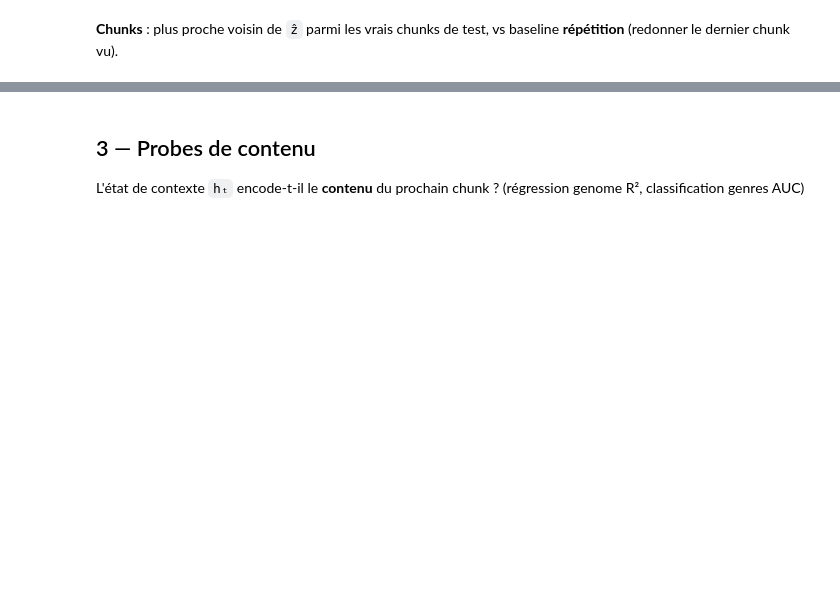
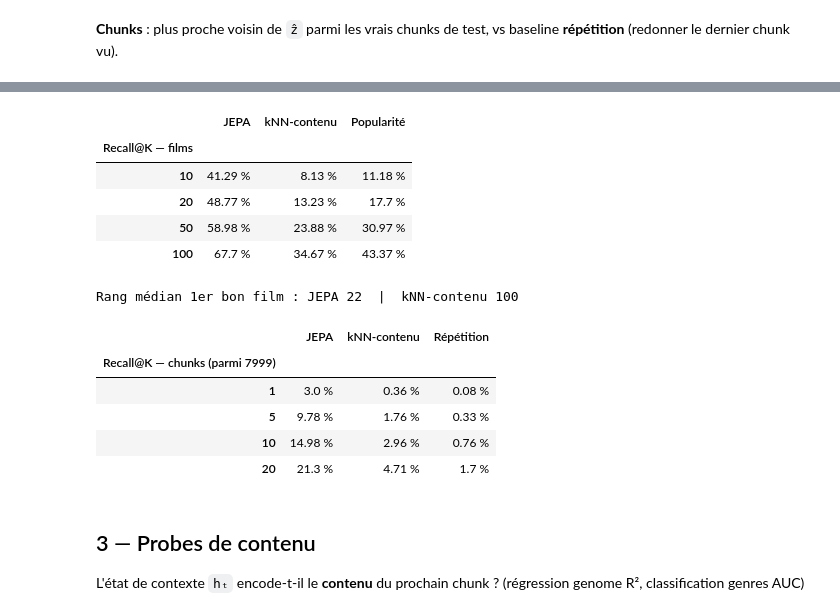
Before and after one commit to JulesV19/customer-behavior-jepa, a Jupyter notebook: notebooks/03_training_evaluation.ipynb, the cells around one changed output, grey strips where cells are left out. Drawn from its saved outputs; the diff is of its cells as text; code cells hidden in the pictures; blank space fills up the shorter version.

```diff
--- a/notebooks/03_training_evaluation.ipynb
+++ b/notebooks/03_training_evaluation.ipynb
@@ -124,3 +148,31 @@ display((tblc * 100).round(2).astype(str) + " %")
+# %%
+ck = ev.content_knn_retrieval(eval_sub, genome, maps, device=DEVICE)
+
+film = pd.DataFrame({"JEPA": rf["recall_model"], "kNN-contenu": ck["recall_film"],
+                     "Popularité": rf["recall_pop"]})
+film.index.name = "Recall@K — films"
+display((film * 100).round(2).astype(str) + " %")
+print(f"Rang médian 1er bon film : JEPA {rf['median_rank_model']:.0f}  |  "
+      f"kNN-contenu {ck['median_rank_film']:.0f}")
+
+chunk = pd.DataFrame({"JEPA": rc["recall_model"], "kNN-contenu": ck["recall_chunk"],
+                      "Répétition": rc["recall_repeat"]})
+chunk.index.name = f"Recall@K — chunks (parmi {ck['n']})"
+display((chunk * 100).round(2).astype(str) + " %")
+# %% [output]
+|  | JEPA | kNN-contenu | Popularité |
+| Recall@K — films |  |  |  |
+| 10 | 41.29 % | 8.13 % | 11.18 % |
+| 20 | 48.77 % | 13.23 % | 17.7 % |
+| 50 | 58.98 % | 23.88 % | 30.97 % |
+| 100 | 67.7 % | 34.67 % | 43.37 % |
+Rang médian 1er bon film : JEPA 22  |  kNN-contenu 100
+|  | JEPA | kNN-contenu | Répétition |
+| Recall@K — chunks (parmi 7999) |  |  |  |
+| 1 | 3.0 % | 0.36 % | 0.08 % |
+| 5 | 9.78 % | 1.76 % | 0.33 % |
+| 10 | 14.98 % | 2.96 % | 0.76 % |
+| 20 | 21.3 % | 4.71 % | 1.7 % |
 # %% [markdown]
 ## 3 — Probes de contenu
 
```
Also changed, not shown: parts of 12 cells of this notebook, 7 other files.
